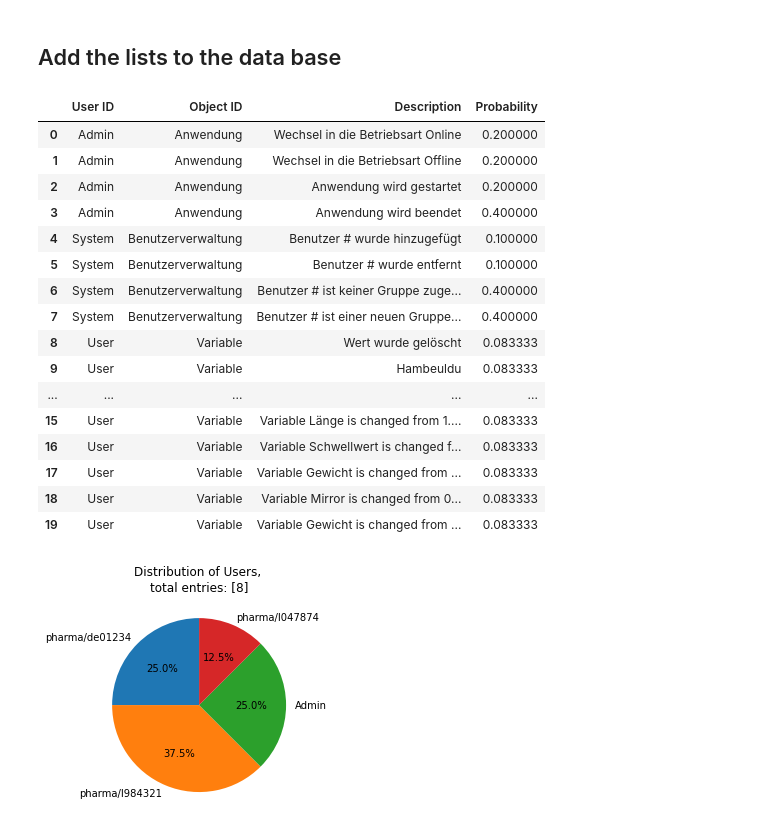
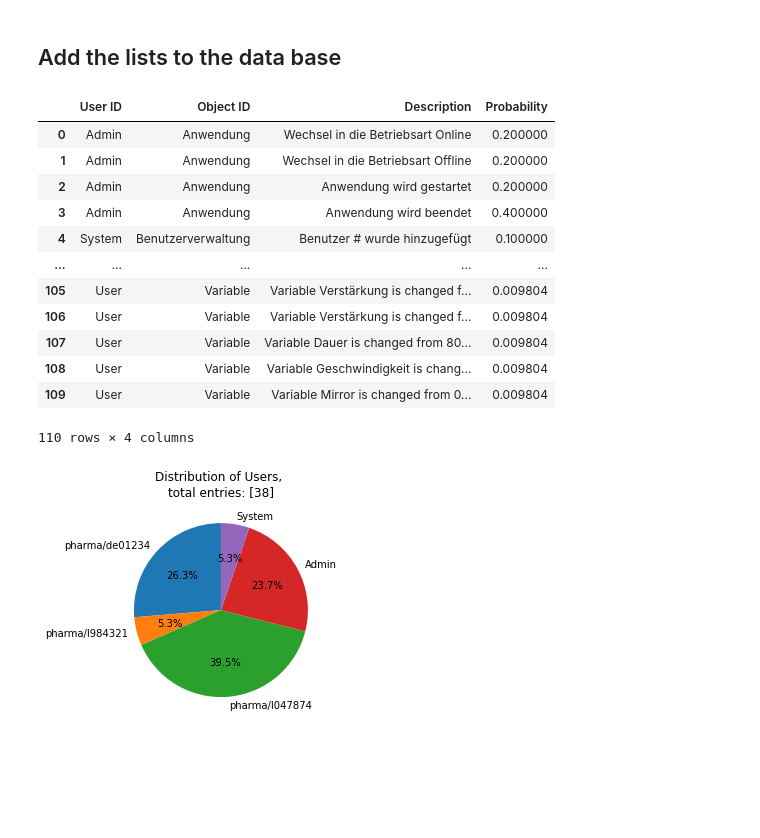
Before and after one commit to JsonFort/AtFileGenerator, a Jupyter notebook: AtFileGenerator.ipynb, the cells around one changed output. Saved outputs shown, nothing was run; the diff lists cells and outputs as text; code cells hidden in the pictures; blank space fills up the shorter version.

```diff
--- a/AtFileGenerator.ipynb
+++ b/AtFileGenerator.ipynb
@@ -3,13 +3,11 @@
 ## Define program variable
 # %%
 #Define User Variable
+import ipywidgets as widgets
 import pandas as pd
 
+
 temp = pd.read_excel('AuditTrailDataEntries.xlsx', None)
-
-for key, value in temp.items():
-    print(key)
-
 
 dataBaseEntries = {
     'Setup': pd.DataFrame( columns = ['Start Date', 'End Date', 'Max Audit Trail entries', 'Filename']),
@@ -32,7 +23,7 @@ Variable
 if dataBaseEntries['Setup'].empty:
     dataBaseEntries['Setup'].loc[1,'Start Date'] = '01.05.2020 6:00:00'
     dataBaseEntries['Setup'].loc[1,'End Date'] = '01.05.2020 15:00:00'
-    dataBaseEntries['Setup'].loc[1,'Max Audit Trail entries'] = 10
+    dataBaseEntries['Setup'].loc[1,'Max Audit Trail entries'] = 100
     dataBaseEntries['Setup'].loc[1,'Filename'] = 'AuditTrail.csv'
 
 dataBaseEntries['Setup']
@@ -285,42 +279,38 @@ dataBaseEntries['Description']
 | 2 | Admin | Anwendung | Anwendung wird gestartet | 0.200000 |
 | 3 | Admin | Anwendung | Anwendung wird beendet | 0.400000 |
 | 4 | System | Benutzerverwaltung | Benutzer # wurde hinzugefügt | 0.100000 |
-| 5 | System | Benutzerverwaltung | Benutzer # wurde entfernt | 0.100000 |
-| 6 | System | Benutzerverwaltung | Benutzer # ist keiner Gruppe zuge... | 0.400000 |
-| 7 | System | Benutzerverwaltung | Benutzer # ist einer neuen Gruppe... | 0.400000 |
-| 8 | User | Variable | Wert wurde gelöscht | 0.083333 |
-| 9 | User | Variable | Hambeuldu | 0.083333 |
 | ... | ... | ... | ... | ... |
-| 15 | User | Variable | Variable Länge is changed from 1.... | 0.083333 |
-| 16 | User | Variable | Variable Schwellwert is changed f... | 0.083333 |
-| 17 | User | Variable | Variable Gewicht is changed from ... | 0.083333 |
-| 18 | User | Variable | Variable Mirror is changed from 0... | 0.083333 |
-| 19 | User | Variable | Variable Gewicht is changed from ... | 0.083333 |
+| 105 | User | Variable | Variable Verstärkung is changed f... | 0.009804 |
+| 106 | User | Variable | Variable Verstärkung is changed f... | 0.009804 |
+| 107 | User | Variable | Variable Dauer is changed from 80... | 0.009804 |
+| 108 | User | Variable | Variable Geschwindigkeit is chang... | 0.009804 |
+| 109 | User | Variable | Variable Mirror is changed from 0... | 0.009804 |
+110 rows × 4 columns
 # %%
 #Generate random values
 #1. numbers of audit trail entries
 import collections
 import matplotlib.pyplot as plt
 
 #userDB = dataBaseEntries['User']
 
 userDB = pd.concat(
     [dataBaseEntries['User'], userDefaultDb.loc[ lambda userDefaultDb: userDefaultDb['User ID'] != 'User', :]],
     ignore_index = True )
 
 
-nOfAtEntries = np.random.choice(maxAtEntries, 1)
+nOfAtEntries = np.random.choice(dataBaseEntries['Setup']['Max Audit Trail entries'].iloc[0], 1)
 #userEntries = np.random.choice(userIDs, nOfAtEntries, p=userProp)
 userEntries = np.random.choice(userDB['User ID'].to_list(), nOfAtEntries, p=userDB['Probability'].to_list())
 #plot the distribution of users
 plotValues = collections.Counter(userEntries)
 
 plt.pie(list(plotValues.values()), labels=list(plotValues.keys()), startangle=90, autopct='%.1f%%' )
 plt.title(f'Distribution of Users, \ntotal entries: {nOfAtEntries}')
 
 plt.show()
 # %% [output]
-[figure, old version]
+[figure, new version]
 # %%
 #3. enhance database entries
 userList = []
```
Also changed, not shown: parts of 7 cells of this notebook.
